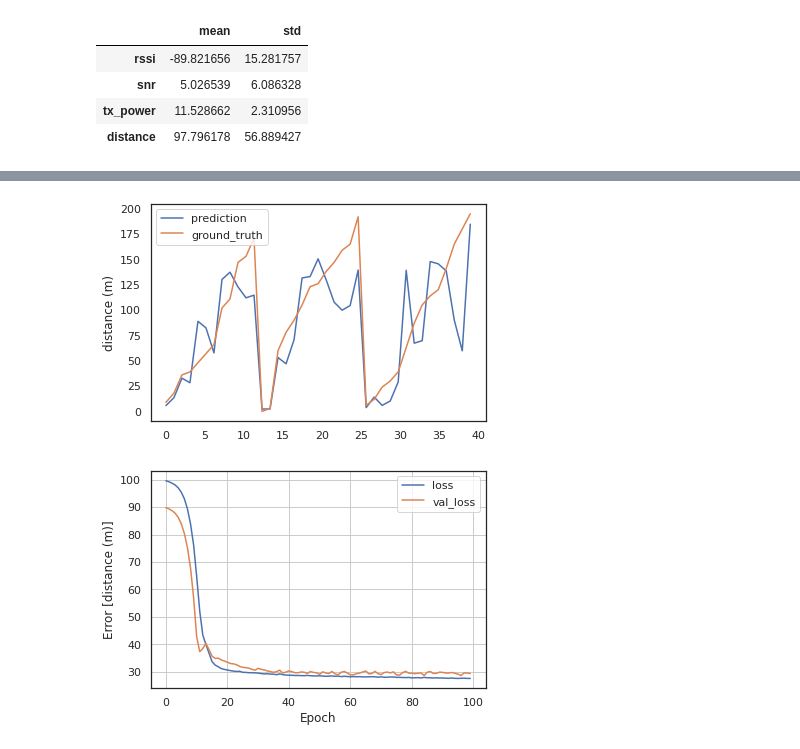
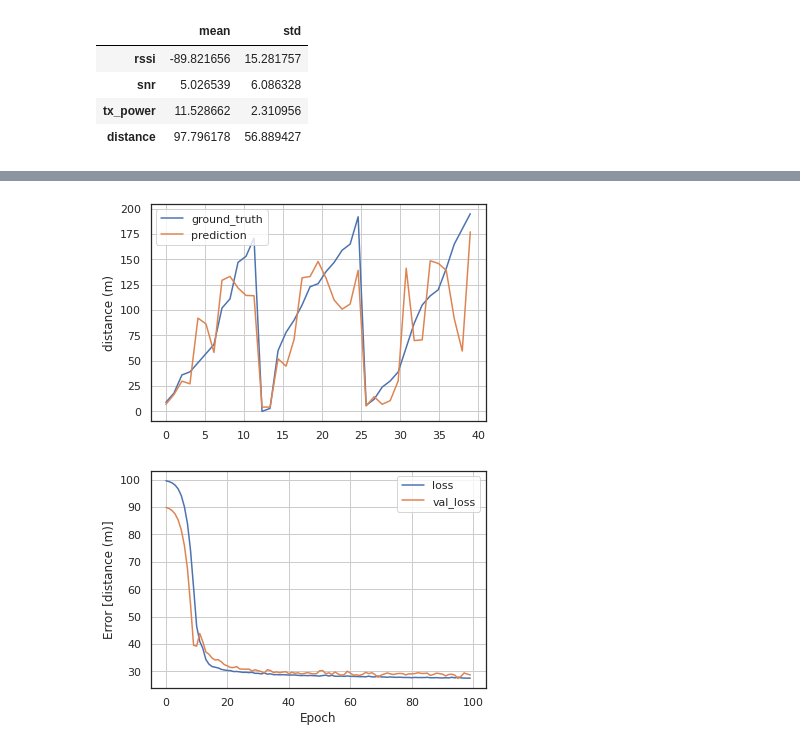
Before and after one commit to mjlaurent6/model-rssi-to-distance, a Jupyter notebook: main.ipynb, the cells around one changed output, grey strips where cells are left out. Saved outputs shown, nothing was run; the diff lists cells and outputs as text; code cells hidden in the pictures.

Commit message:
new validation model

```diff
--- a/main.ipynb
+++ b/main.ipynb
@@ -141,6 +144,17 @@ def plot_loss(history):
   plt.ylabel('Error [distance (m)]')
   plt.legend()
   plt.grid(True)
+  plt.show()
+
+
+def plot_versus(predictions):
+  plt.plot(np.linspace(0, len(test_labels), len(test_labels)), test_labels, label = "ground_truth")
+  plt.plot(np.linspace(0, len(predictions), len(predictions)), predictions, label = "prediction")
+  plt.ylabel("distance (m)")
+  plt.legend()
+  plt.grid(True)
+  plt.show()
+
 
 def build_and_compile_model(norm):
   model = keras.Sequential([
@@ -157,18 +171,19 @@ def build_and_compile_model(norm):
 normalizer = tf.keras.layers.Normalization(axis=-1)
 normalizer.adapt(np.array(train_features))
 
+# Create a TensorBoard callback
+logs = "logs/" + datetime.now().strftime("%Y%m%d-%H%M%S")
+
+tboard_callback = tf.keras.callbacks.TensorBoard(log_dir = logs,
+                                                 histogram_freq = 1,
+                                                 profile_batch = '500,520')
+
+
 model = build_and_compile_model(normalizer)
-model.compile(loss='mae', optimizer=tf.keras.optimizers.Adam(learning_rate=1e-3), metrics=['mse','mae'])
-history=model.fit(train_features,train_labels, epochs=100, batch_size=16, verbose=0, validation_split=0.2)
+model.compile(loss='mae', optimizer=tf.keras.optimizers.Adam(learning_rate=1e-3), metrics=['mae'])
+history=model.fit(train_features,train_labels, epochs=100, batch_size=16, verbose=0, validation_split=0.2, callbacks = [tboard_callback])
 predictions = model.predict(test_features)
 
-
-plt.plot(np.linspace(0, len(predictions), len(predictions)), predictions, label = "prediction")
-plt.plot(np.linspace(0, len(test_labels), len(test_labels)), test_labels, label = "ground_truth")
-plt.ylabel("distance (m)")
-plt.legend()
-plt.show()
-
-
+plot_versus(predictions)
 plot_loss(history)
 # %% [output]
@@ -179,2 +208,2 @@ Skipping registering GPU devices...
-[figure, old version]
+[figure, new version]
-[figure, old version]
+[figure, new version]
```
Also changed, not shown: parts of 10 cells of this notebook, 5 other files.
